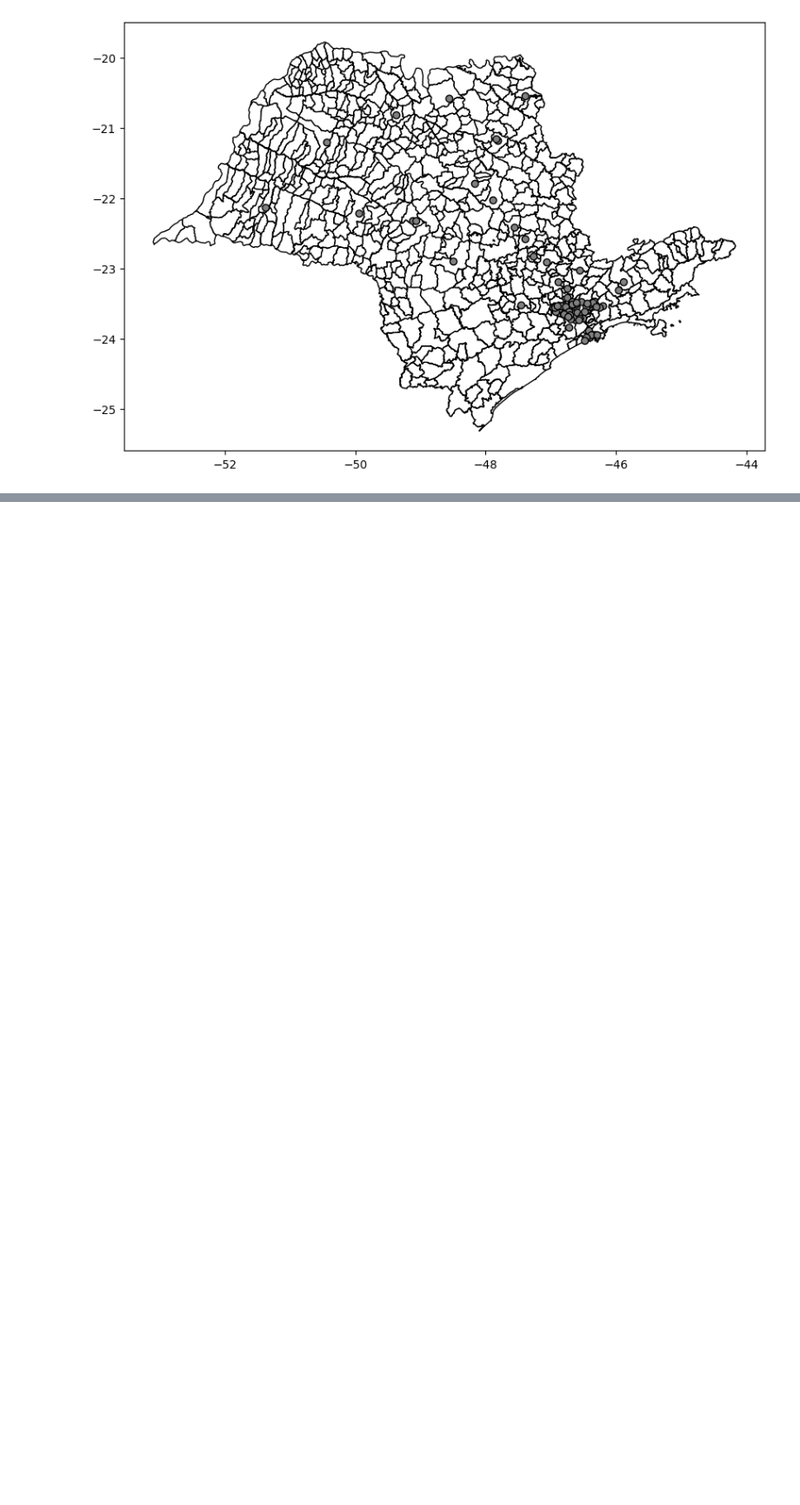
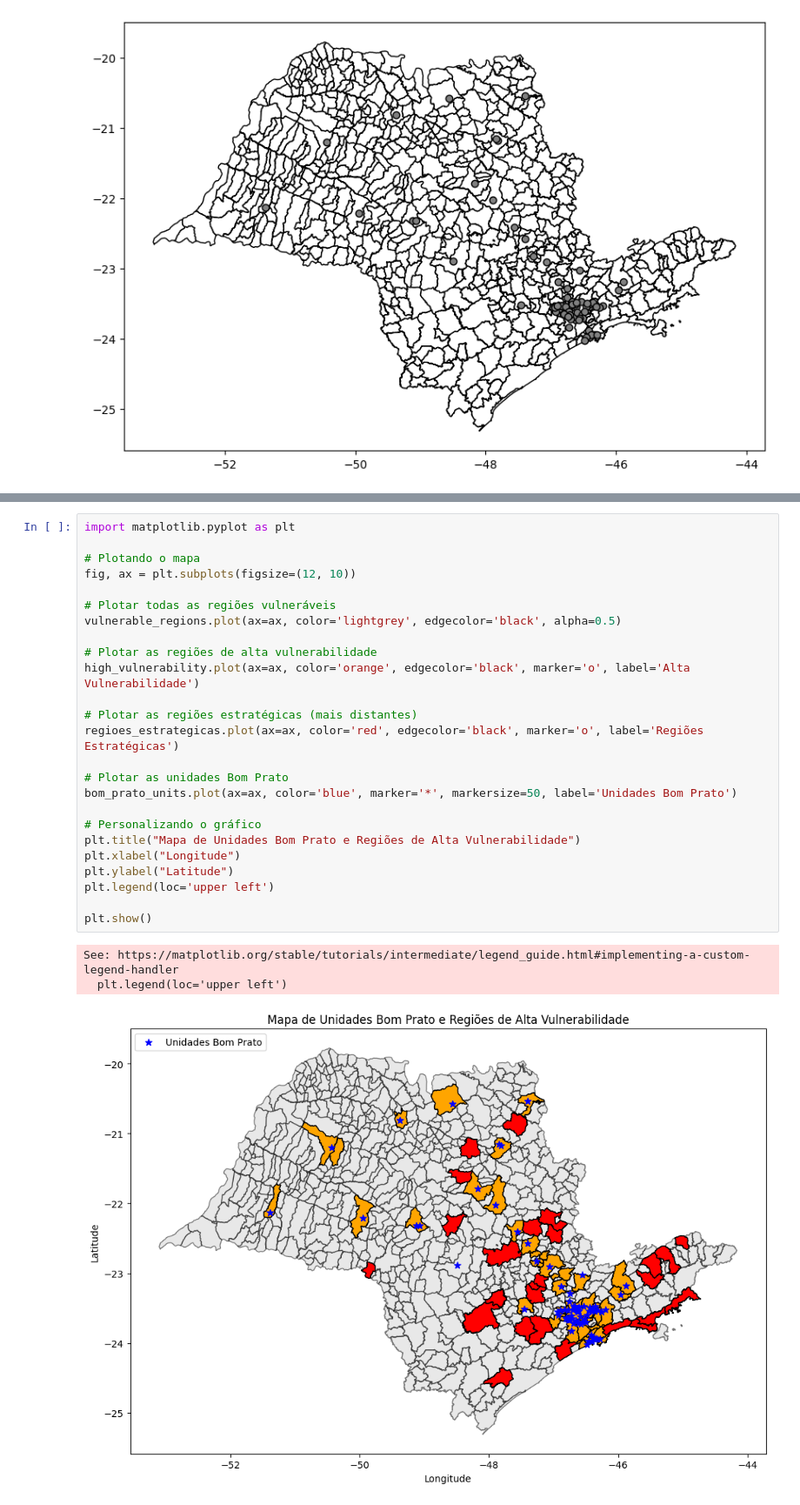
Before and after one commit to RicardoMourao-py/INFORMACOES_GEORREFERENCIADAS, a Jupyter notebook: projeto_infogeo.ipynb, the cells around one changed output, grey strips where cells are left out. Shown at 87% size. Cells and saved outputs as stored; diff of their text form; blank space fills up the shorter version.

```diff
--- a/projeto_infogeo.ipynb
+++ b/projeto_infogeo.ipynb
@@ -231,0 +301,29 @@ plt.show()
+# %%
+import matplotlib.pyplot as plt
+
+# Plotando o mapa
+fig, ax = plt.subplots(figsize=(12, 10))
+
+# Plotar todas as regiões vulneráveis
+vulnerable_regions.plot(ax=ax, color='lightgrey', edgecolor='black', alpha=0.5)
+
+# Plotar as regiões de alta vulnerabilidade
+high_vulnerability.plot(ax=ax, color='orange', edgecolor='black', marker='o', label='Alta Vulnerabilidade')
+
+# Plotar as regiões estratégicas (mais distantes)
+regioes_estrategicas.plot(ax=ax, color='red', edgecolor='black', marker='o', label='Regiões Estratégicas')
+
+# Plotar as unidades Bom Prato
+bom_prato_units.plot(ax=ax, color='blue', marker='*', markersize=50, label='Unidades Bom Prato')
+
+# Personalizando o gráfico
+plt.title("Mapa de Unidades Bom Prato e Regiões de Alta Vulnerabilidade")
+plt.xlabel("Longitude")
+plt.ylabel("Latitude")
+plt.legend(loc='upper left')
+
+plt.show()
+# %% [output]
+See: https://matplotlib.org/stable/tutorials/intermediate/legend_guide.html#implementing-a-custom-legend-handler
+  plt.legend(loc='upper left')
+[figure, added]
```
Also changed, not shown: parts of 40 cells of this notebook.
